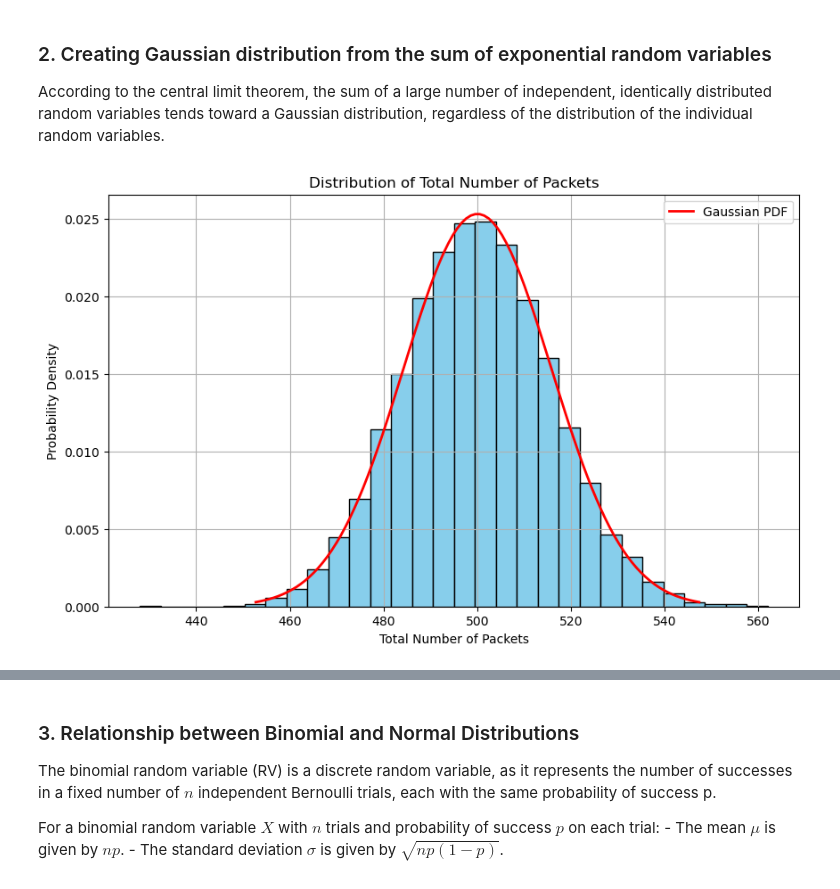
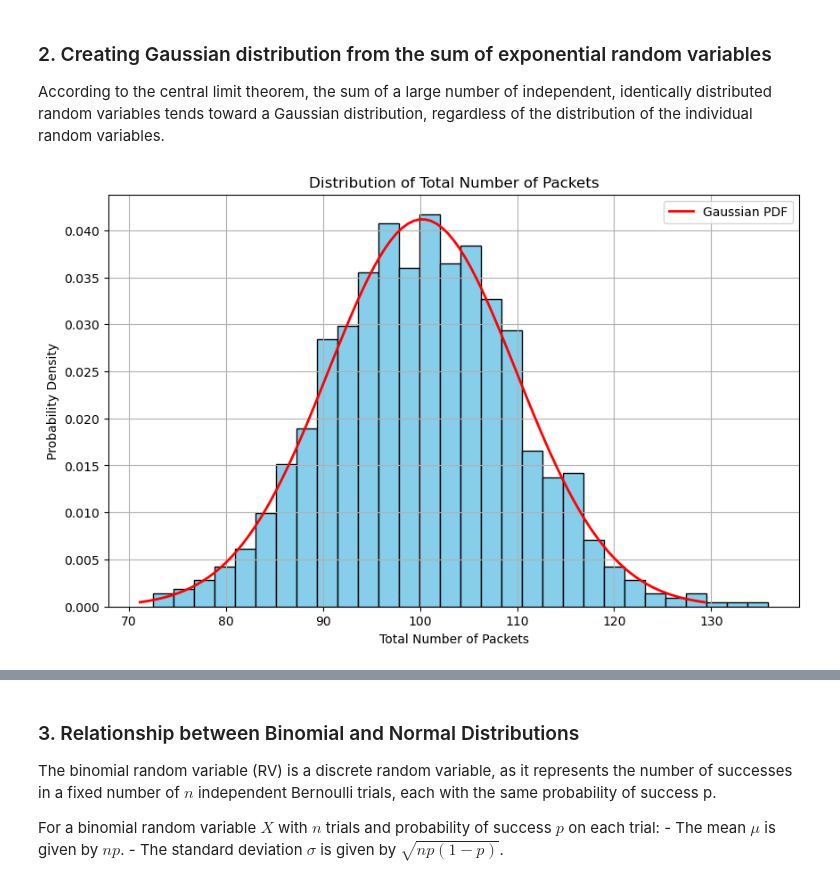
Before and after one commit to cpas0004/Monash2026, a Jupyter notebook: ECE4045/Labs/Lab 1/Lab 1_distributions Moodle_version-1_questions-Copy1.ipynb, the cells around one changed output, grey strips where cells are left out. Saved outputs shown, nothing was run; the diff lists cells and outputs as text; code cells hidden in the pictures.

```diff
--- a/ECE4045/Labs/Lab 1/Lab 1_distributions Moodle_version-1_questions-Copy1.ipynb
+++ b/ECE4045/Labs/Lab 1/Lab 1_distributions Moodle_version-1_questions-Copy1.ipynb
@@ -118,37 +126,37 @@ def plot_distribution(packets):
     Plot the distribution of the total number of packets.
     """
     plt.figure(figsize=(10, 6))
     plt.hist(packets, bins=30, density=True, color='skyblue', edgecolor='black')
 
     # Plot the Gaussian distribution with the same mean and variance
     mean, variance = calculate_mean_and_variance(packets)
     sigma = np.sqrt(variance)
     x = np.linspace(mean - 3*sigma, mean + 3*sigma, 100)
     plt.plot(x, 1/(sigma * np.sqrt(2 * np.pi)) * np.exp(- (x - mean)**2 / (2 * sigma**2)), color='red', lw=2, label='Gaussian PDF')
 
     plt.title('Distribution of Total Number of Packets')
     plt.xlabel('Total Number of Packets')
     plt.ylabel('Probability Density')
     plt.legend()
     plt.grid(True)
     plt.show()
 
 # Simulation parameters
 # num_generators = int(input("Enter the number of generators (information sources): ")) # e.g., 1000
-num_generators = 1000
+num_generators = 100
 # num_packets_per_generator  = int(input("Enter the number of packets per generator (information source): ")) #e.g., 1000
-num_packets_per_generator = 10000
+num_packets_per_generator = 1000
 # lambda_param = float(input("Enter the rate parameter λ (lambda > 0): "))
-lambda_param = 2
+lambda_param = 1
 
 
 # Generate packets from multiple generators
 packets = generate_packets(num_generators, num_packets_per_generator,lambda_param)
 
 # Plot the distribution of the total number of packets
 plot_distribution(packets)
 # %% [output]
-[figure, old version]
+[figure, new version]
 # %% [markdown]
 **Exercise Questions:**
 
```
Also changed, not shown: parts of 7 cells of this notebook.
